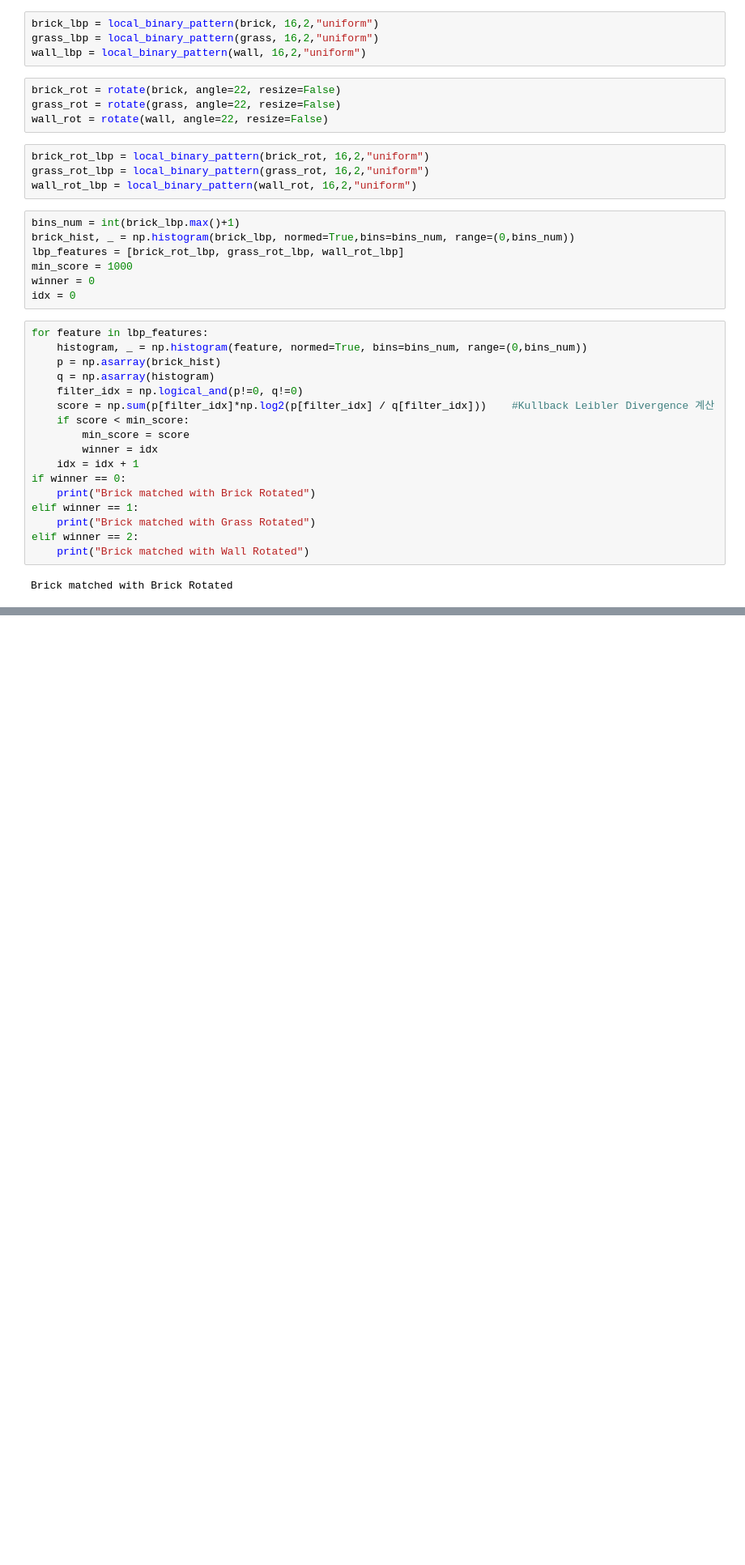
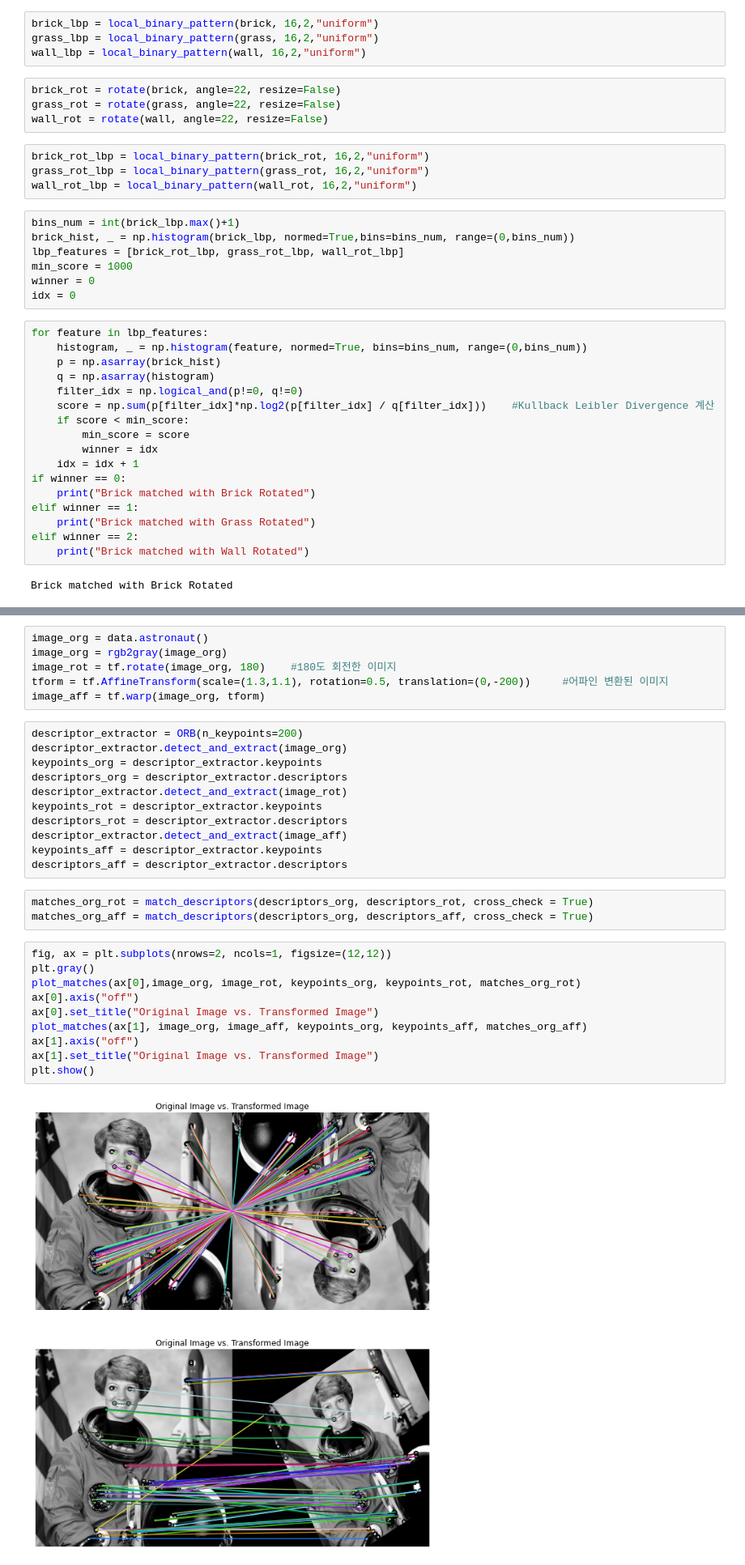
Before and after one commit to ameliacode/Python3CVTutorial, a Jupyter notebook: Chapter 03. 물체 검출/물체 검출.ipynb, the cells around one changed output, grey strips where cells are left out. Shown at 81% size. Cells and saved outputs as stored; diff of their text form; blank space fills up the shorter version.

```diff
--- a/Chapter 03. 물체 검출/물체 검출.ipynb
+++ b/Chapter 03. 물체 검출/물체 검출.ipynb
@@ -83,0 +111,32 @@ Brick matched with Brick Rotated
+# %%
+image_org = data.astronaut()
+image_org = rgb2gray(image_org)
+image_rot = tf.rotate(image_org, 180)    #180도 회전한 이미지
+tform = tf.AffineTransform(scale=(1.3,1.1), rotation=0.5, translation=(0,-200))     #어파인 변환된 이미지
+image_aff = tf.warp(image_org, tform)
+# %%
+descriptor_extractor = ORB(n_keypoints=200)
+descriptor_extractor.detect_and_extract(image_org)
+keypoints_org = descriptor_extractor.keypoints
+descriptors_org = descriptor_extractor.descriptors
+descriptor_extractor.detect_and_extract(image_rot)
+keypoints_rot = descriptor_extractor.keypoints
+descriptors_rot = descriptor_extractor.descriptors
+descriptor_extractor.detect_and_extract(image_aff)
+keypoints_aff = descriptor_extractor.keypoints
+descriptors_aff = descriptor_extractor.descriptors
+# %%
+matches_org_rot = match_descriptors(descriptors_org, descriptors_rot, cross_check = True)
+matches_org_aff = match_descriptors(descriptors_org, descriptors_aff, cross_check = True)
+# %%
+fig, ax = plt.subplots(nrows=2, ncols=1, figsize=(12,12))
+plt.gray()
+plot_matches(ax[0],image_org, image_rot, keypoints_org, keypoints_rot, matches_org_rot)
+ax[0].axis("off")
+ax[0].set_title("Original Image vs. Transformed Image")
+plot_matches(ax[1], image_org, image_aff, keypoints_org, keypoints_aff, matches_org_aff)
+ax[1].axis("off")
+ax[1].set_title("Original Image vs. Transformed Image")
+plt.show()
+# %% [output]
+[figure, added]
```
Also changed, not shown: parts of 16 cells of this notebook, 4 other files.
